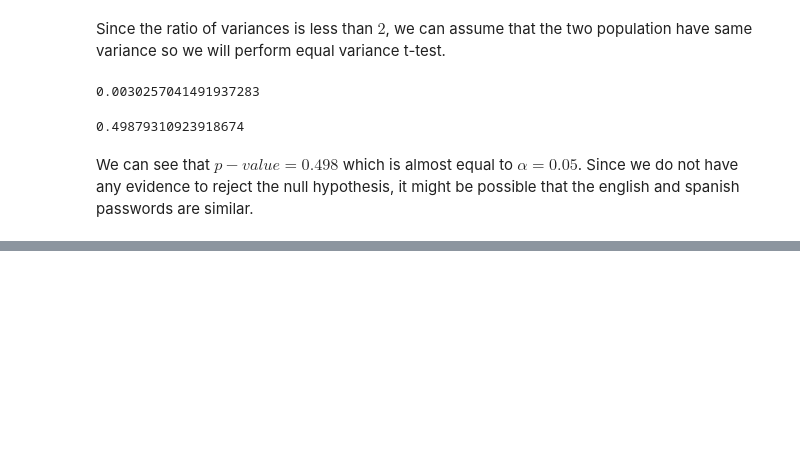
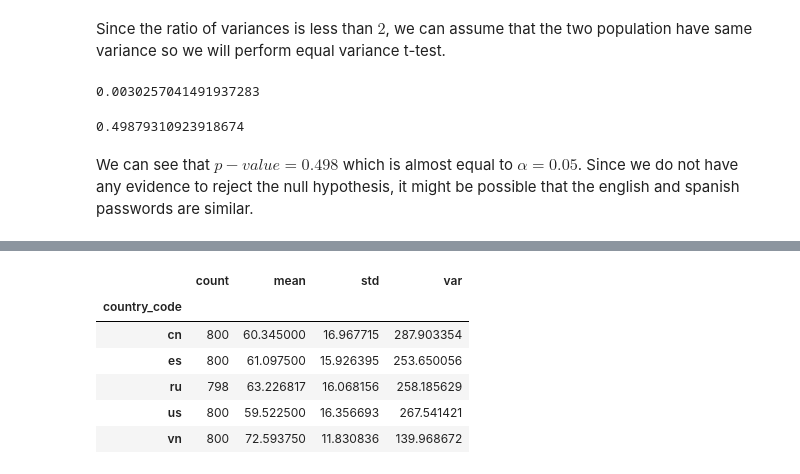
Before and after one commit to 98yangjames/Password-Analysis, a Jupyter notebook: Similarity Analysis/fuzzy.ipynb, the cells around one changed output, grey strips where cells are left out. Cells and saved outputs as stored; diff of their text form; code cells hidden in the pictures; blank space fills up the shorter version.

```diff
--- a/Similarity Analysis/fuzzy.ipynb
+++ b/Similarity Analysis/fuzzy.ipynb
@@ -310,0 +323,11 @@ We  can see that $p-value = 0.498$ which is almost equal to $\alpha = 0.05$. Sin
+# %%
+group_agg_df = fuzzy_scores.groupby('country_code')['score'].agg(['count', 'mean', 'std','var'])
+group_agg_df
+# %% [output]
+|  | count | mean | std | var |
+| country_code |  |  |  |  |
+| cn | 800 | 60.345000 | 16.967715 | 287.903354 |
+| es | 800 | 61.097500 | 15.926395 | 253.650056 |
+| ru | 798 | 63.226817 | 16.068156 | 258.185629 |
+| us | 800 | 59.522500 | 16.356693 | 267.541421 |
+| vn | 800 | 72.593750 | 11.830836 | 139.968672 |
```
Also changed, not shown: parts of 6 cells of this notebook.
